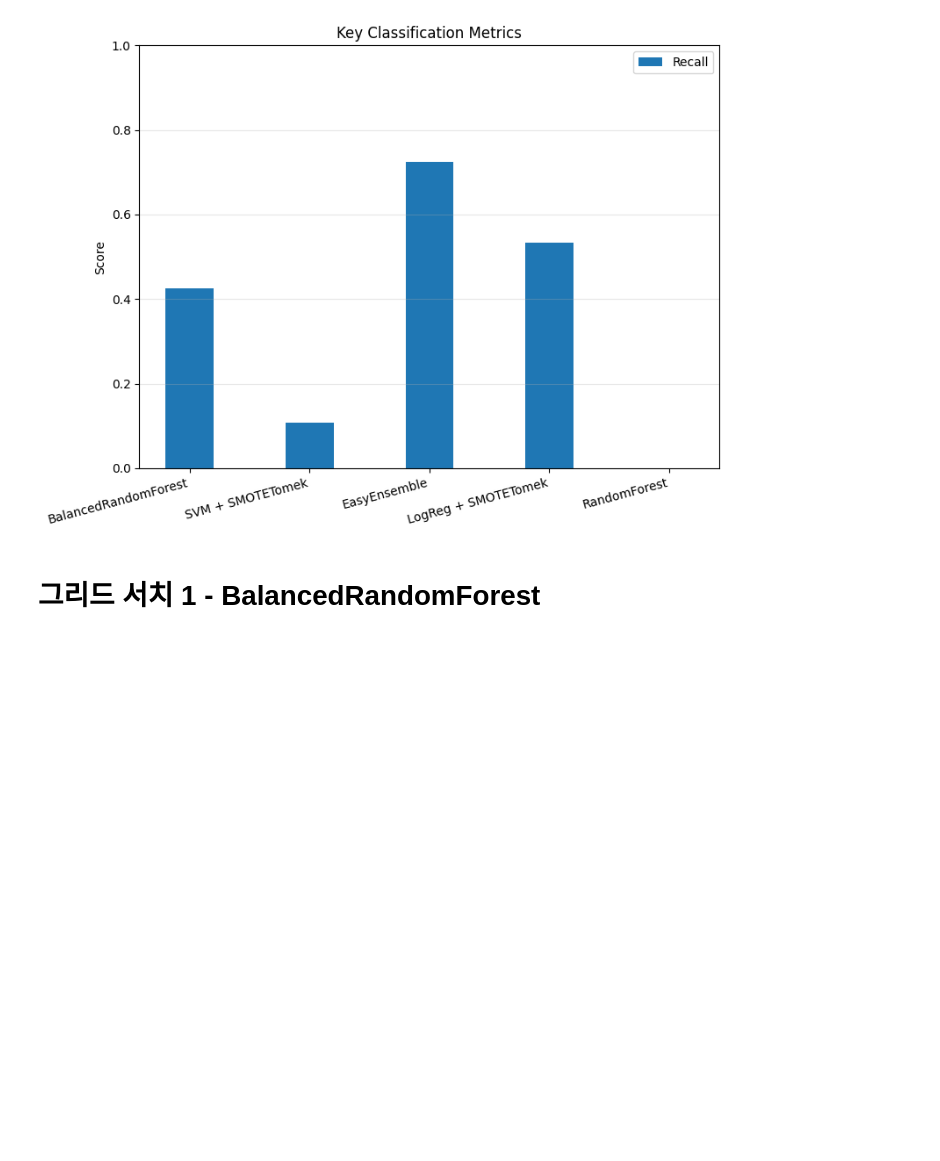
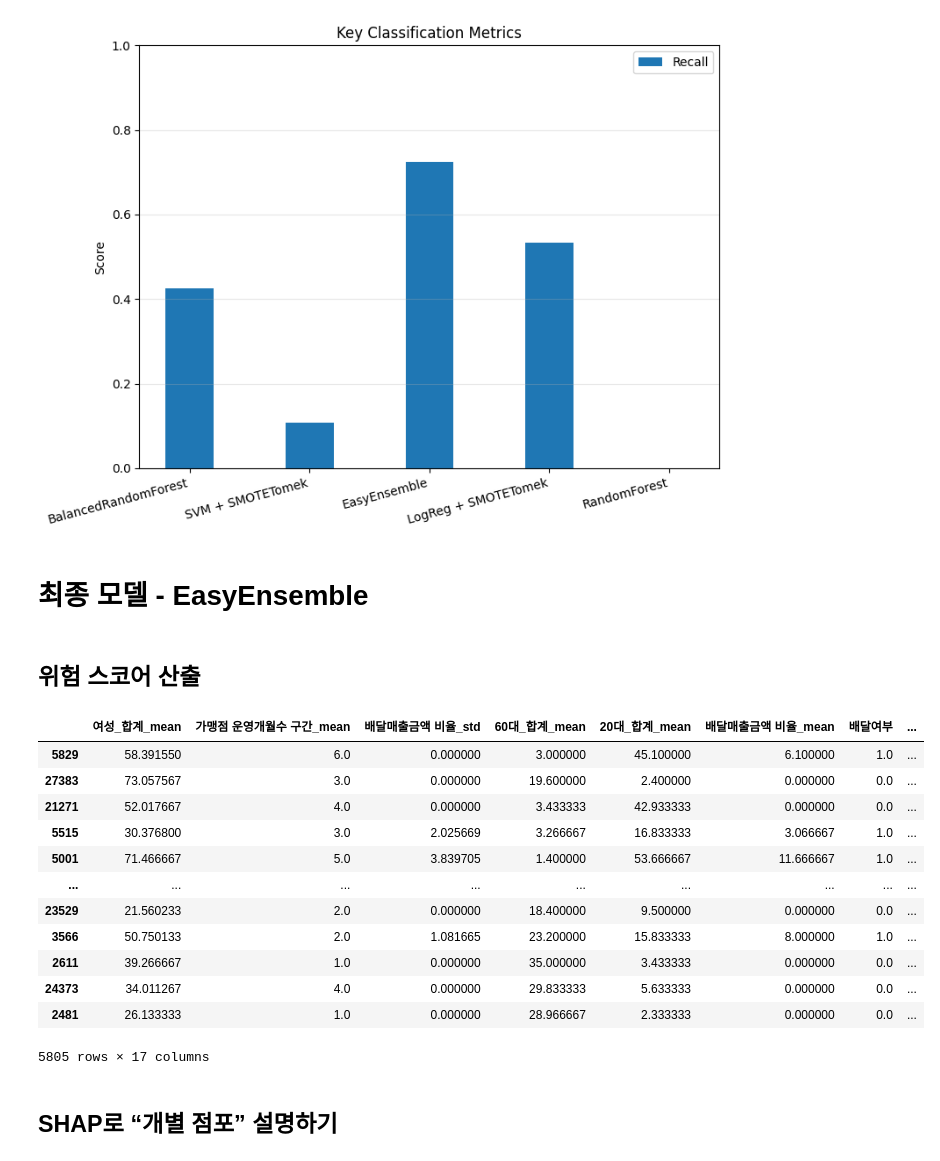
Before and after one commit to oneline47/DM_closure-prediction, a Jupyter notebook: src/statistical_feature_model.ipynb, the cells around one changed output. Cells and saved outputs as stored; diff of their text form; code cells hidden in the pictures; blank space fills up the shorter version.

```diff
--- a/src/statistical_feature_model.ipynb
+++ b/src/statistical_feature_model.ipynb
@@ -571,5 +515,3 @@ plt.tight_layout()
 plt.show()
 # %% [output]
 [figure]
-# %% [markdown]
-# 그리드 서치 1 - BalancedRandomForest
@@ -616,0 +518,35 @@ print("\nBest params dict:", best_brf_params)
+# %% [markdown]
+# 최종 모델 - EasyEnsemble
+# %% [markdown]
+## 위험 스코어 산출
+# %%
+easy_model = EasyEnsembleClassifier(random_state=47, n_jobs=1)
+
+out = eval_quarter_ensemble(
+    base_model=easy_model,
+    use_smote=False,
+    min_rows=30
+)
+# %%
+result_df = X_test.copy()
+result_df["true_label"] = y_test.values
+result_df["폐업확률_p"] = out["avg_proba"]
+result_df["RiskScore"] = out["risk_score"]
+
+result_df
+# %% [output]
+|  | 여성_합계_mean | 가맹점 운영개월수 구간_mean | 배달매출금액 비율_std | 60대_합계_mean | 20대_합계_mean | 배달매출금액 비율_mean | 배달여부 | ... |
+| 5829 | 58.391550 | 6.0 | 0.000000 | 3.000000 | 45.100000 | 6.100000 | 1.0 | ... |
+| 27383 | 73.057567 | 3.0 | 0.000000 | 19.600000 | 2.400000 | 0.000000 | 0.0 | ... |
+| 21271 | 52.017667 | 4.0 | 0.000000 | 3.433333 | 42.933333 | 0.000000 | 0.0 | ... |
+| 5515 | 30.376800 | 3.0 | 2.025669 | 3.266667 | 16.833333 | 3.066667 | 1.0 | ... |
+| 5001 | 71.466667 | 5.0 | 3.839705 | 1.400000 | 53.666667 | 11.666667 | 1.0 | ... |
+| ... | ... | ... | ... | ... | ... | ... | ... | ... |
+| 23529 | 21.560233 | 2.0 | 0.000000 | 18.400000 | 9.500000 | 0.000000 | 0.0 | ... |
+| 3566 | 50.750133 | 2.0 | 1.081665 | 23.200000 | 15.833333 | 8.000000 | 1.0 | ... |
+| 2611 | 39.266667 | 1.0 | 0.000000 | 35.000000 | 3.433333 | 0.000000 | 0.0 | ... |
+| 24373 | 34.011267 | 4.0 | 0.000000 | 29.833333 | 5.633333 | 0.000000 | 0.0 | ... |
+| 2481 | 26.133333 | 1.0 | 0.000000 | 28.966667 | 2.333333 | 0.000000 | 0.0 | ... |
+5805 rows × 17 columns
+# %% [markdown]
+## SHAP로 “개별 점포” 설명하기
```
Also changed, not shown: parts of 14 cells of this notebook.
